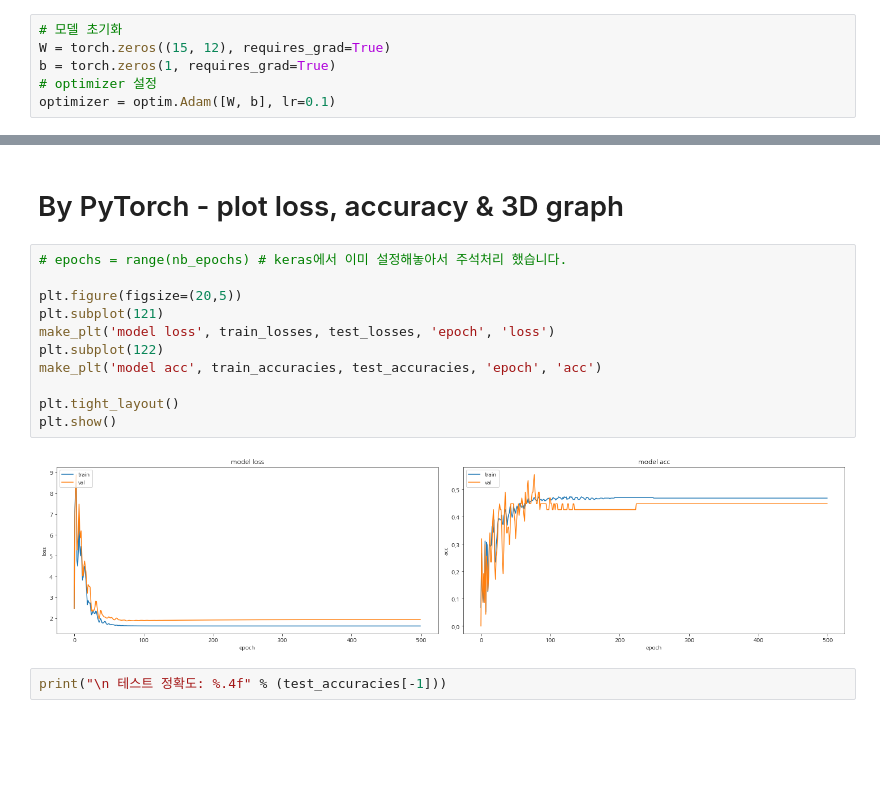
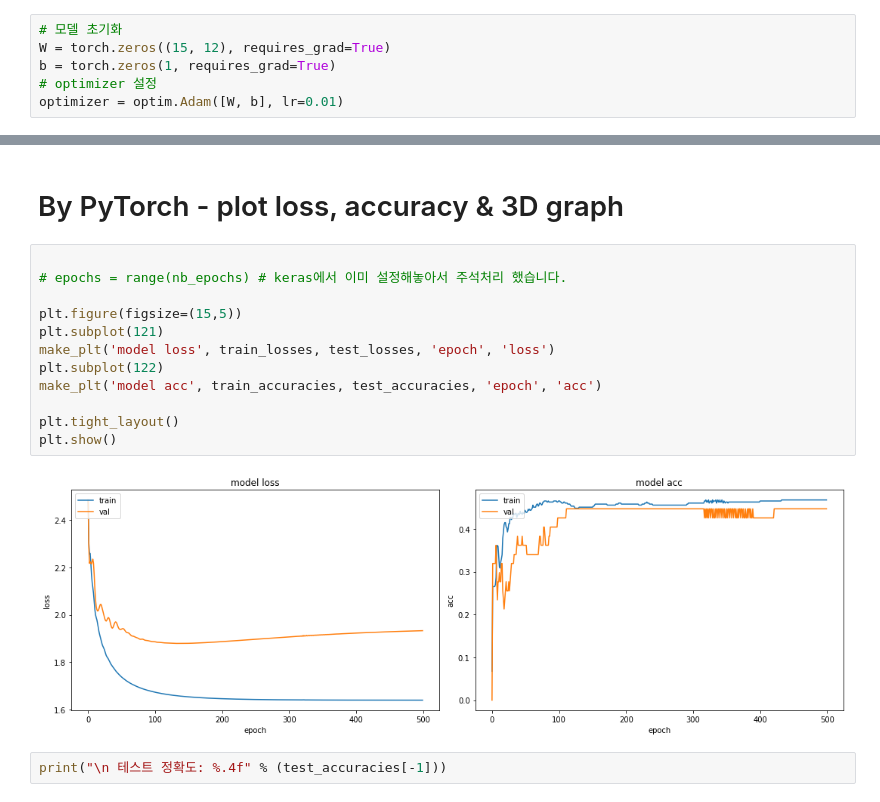
Before and after one commit to SunwooKim11/NA_proj, a Jupyter notebook: NAProject.ipynb, the cells around one changed output, grey strips where cells are left out. Cells and saved outputs as stored; diff of their text form; blank space fills up the shorter version.

```diff
--- a/NAProject.ipynb
+++ b/NAProject.ipynb
@@ -621,7 +641,7 @@ def getAccuracy(size, prediction, result):
 W = torch.zeros((15, 12), requires_grad=True)
 b = torch.zeros(1, requires_grad=True)
 # optimizer 설정
-optimizer = optim.Adam([W, b], lr=0.1)
+optimizer = optim.Adam([W, b], lr=0.01)
 # %%
 for epoch in range(1, nb_epochs+1):
 
@@ -684,18 +704,19 @@ Epoch  500/500 train_Cost: 1.639253 train_Accuracy: 0.4674698795180723 test_Accu
 # %% [markdown]
 # By PyTorch - plot loss, accuracy & 3D graph
 # %%
+
 # epochs = range(nb_epochs) # keras에서 이미 설정해놓아서 주석처리 했습니다.
 
-plt.figure(figsize=(20,5))
+plt.figure(figsize=(15,5))
 plt.subplot(121)
 make_plt('model loss', train_losses, test_losses, 'epoch', 'loss')
 plt.subplot(122)
 make_plt('model acc', train_accuracies, test_accuracies, 'epoch', 'acc')
 
 plt.tight_layout()
 plt.show()
 # %% [output]
-[figure, old version]
+[figure, new version]
 # %%
 print("\n 테스트 정확도: %.4f" % (test_accuracies[-1]))
 # %% [output]
```
Also changed, not shown: parts of 6 cells of this notebook.
